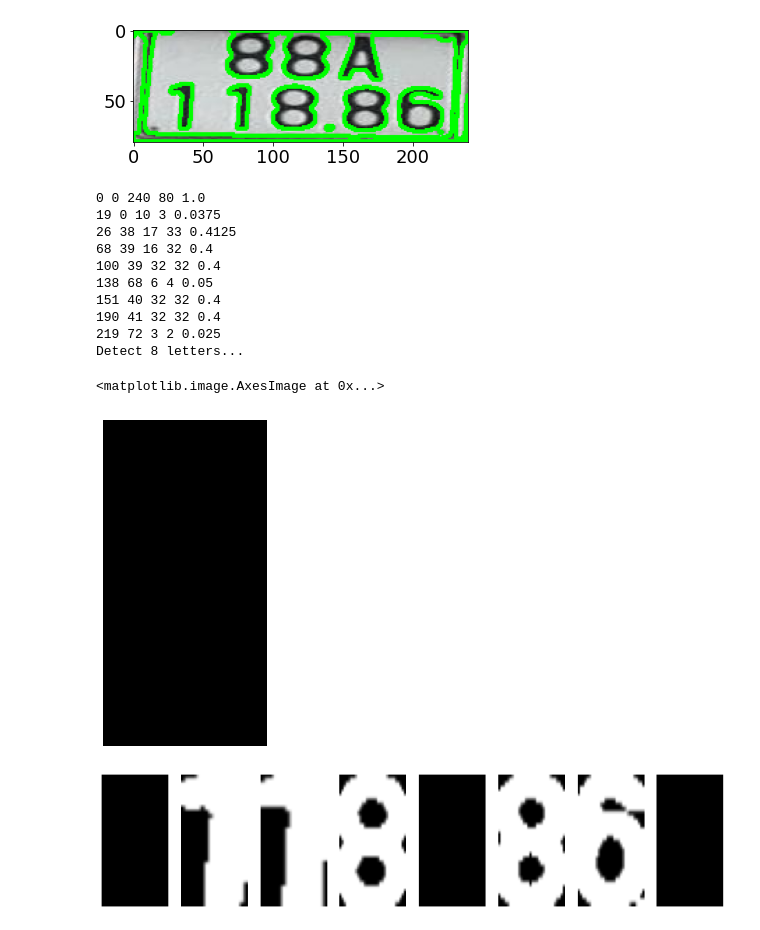
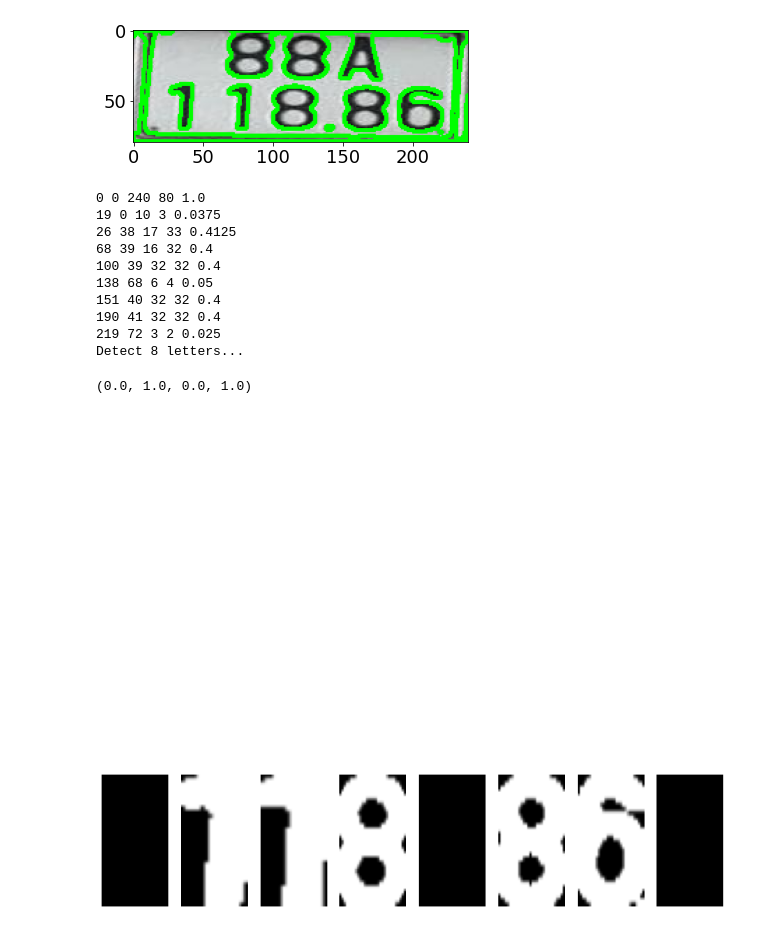
Before and after one commit to JeremyStubbs/License_Plate_Reader_OCRTesseract, a Jupyter notebook: OCR.ipynb, the cells around one changed output. Saved outputs shown, nothing was run; the diff lists cells and outputs as text; code cells hidden in the pictures.

```diff
--- a/OCR.ipynb
+++ b/OCR.ipynb
@@ -101,36 +101,35 @@ crop_characters = []
 digit_w, digit_h = 30, 60
 
 for c in sort_contours(cont):
     (x, y, w, h) = cv2.boundingRect(c)
     ratio = h/plate_image.shape[0]
     print(x,y,w,h, ratio)
     if ratio<=0.9: # Select contour which has the height larger than 50% of the plate
         # Draw bounding box arroung digit number
         cv2.rectangle(image_copy, (x, y), (x + w, y + h), (0, 255,0), 2)
 
         # Sperate number and gibe prediction
         curr_num = thre_mor[y:y+h,x:x+w]
         curr_num = cv2.resize(curr_num, dsize=(digit_w, digit_h))
         # _, curr_num = cv2.threshold(curr_num, 220, 255, cv2.THRESH_BINARY + cv2.THRESH_OTSU)
         crop_characters.append(curr_num)
 
 print("Detect {} letters...".format(len(crop_characters)))
 fig = plt.figure(figsize=(10,6))
 plt.axis(False)
-plt.imshow(crop_characters[0], cmap="gray")
 # %% [output]
 0 0 240 80 1.0
 19 0 10 3 0.0375
 26 38 17 33 0.4125
 68 39 16 32 0.4
 100 39 32 32 0.4
 138 68 6 4 0.05
 151 40 32 32 0.4
 190 41 32 32 0.4
 219 72 3 2 0.025
 Detect 8 letters...
-<matplotlib.image.AxesImage at 0x...>
+(0.0, 1.0, 0.0, 1.0)
-[figure, old version]
+[figure, new version]
 # %%
 fig = plt.figure(figsize=(14,4))
 grid = gridspec.GridSpec(ncols=len(crop_characters),nrows=1,figure=fig)
```
Also changed, not shown: parts of 2 cells of this notebook, 34 other files.
